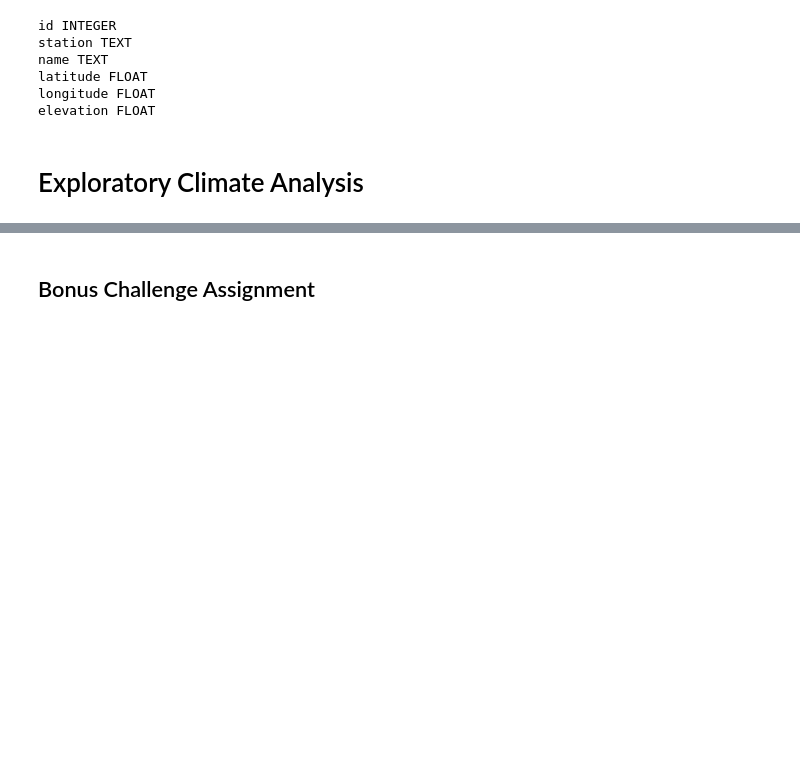
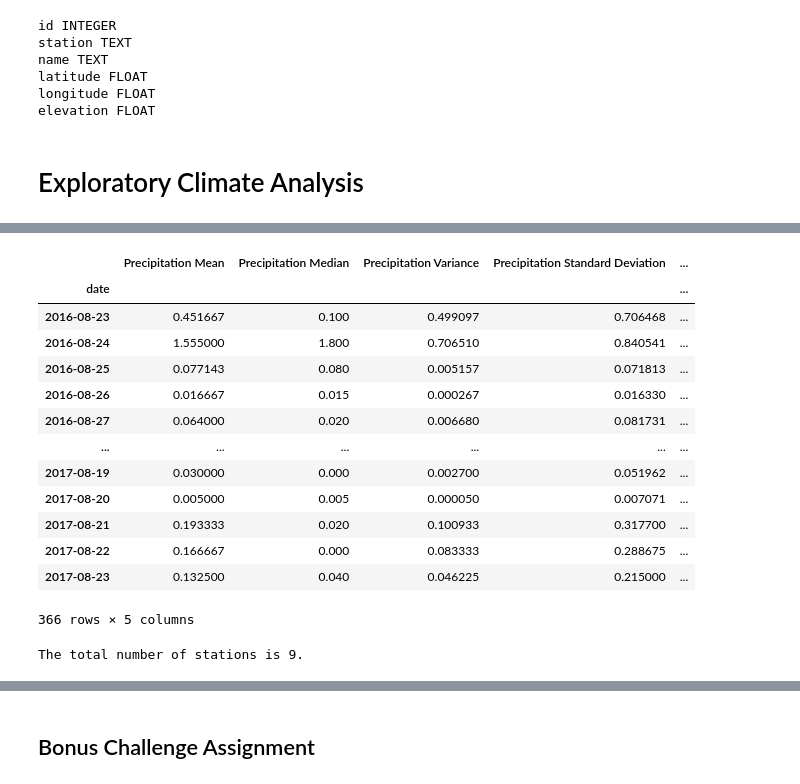
Before and after one commit to Michelin96/sqlalchemy-challenge, a Jupyter notebook: climate.ipynb, the cells around one changed output, grey strips where cells are left out. Saved outputs shown, nothing was run; the diff lists cells and outputs as text; code cells hidden in the pictures; blank space fills up the shorter version.

Commit message:
Summary Statistics completed

```diff
--- a/climate.ipynb
+++ b/climate.ipynb
@@ -188,3 +199,29 @@ plt.show()
+# %%
+# Use Pandas to calcualte the summary statistics for the precipitation data
+precip_summary = precip_data_df.groupby("date")
+
+precip_summary = precip_summary["precipitation"].agg([np.mean, np.median, np.var, np.std, st.sem])
+precip_summary = precip_summary.rename(columns={"mean":"Precipitation Mean",
+                                                            "median":"Precipitation Median",
+                                                            "var":"Precipitation Variance",
+                                                            "std":"Precipitation Standard Deviation",
+                                                            "sem":"Precipitation SEM"})
+precip_summary
+# %% [output]
+|  | Precipitation Mean | Precipitation Median | Precipitation Variance | Precipitation Standard Deviation | ... |
+| date |  |  |  |  | ... |
+| 2016-08-23 | 0.451667 | 0.100 | 0.499097 | 0.706468 | ... |
+| 2016-08-24 | 1.555000 | 1.800 | 0.706510 | 0.840541 | ... |
+| 2016-08-25 | 0.077143 | 0.080 | 0.005157 | 0.071813 | ... |
+| 2016-08-26 | 0.016667 | 0.015 | 0.000267 | 0.016330 | ... |
+| 2016-08-27 | 0.064000 | 0.020 | 0.006680 | 0.081731 | ... |
+| ... | ... | ... | ... | ... | ... |
+| 2017-08-19 | 0.030000 | 0.000 | 0.002700 | 0.051962 | ... |
+| 2017-08-20 | 0.005000 | 0.005 | 0.000050 | 0.007071 | ... |
+| 2017-08-21 | 0.193333 | 0.020 | 0.100933 | 0.317700 | ... |
+| 2017-08-22 | 0.166667 | 0.000 | 0.083333 | 0.288675 | ... |
+| 2017-08-23 | 0.132500 | 0.040 | 0.046225 | 0.215000 | ... |
+366 rows × 5 columns
 # %%
 # # Design a query to retrieve the last 12 months of precipitation data and plot the results
 # # i.e. Calculate the date 1 year ago from the last data point in the database
@@ -239,3 +272,6 @@ locations
 # %%
-# Design a query to show how many stations are available in this dataset?
-locations = engine.execute('SELECT * FROM station').fetchall()
+# Design a query to show how many stations are available in this dataset
+station_count = session.query(Station.station).count()
+print(f"The total number of stations is {station_count}.")
+# %% [output]
+The total number of stations is 9.
```
Also changed, not shown: parts of 12 cells of this notebook.
